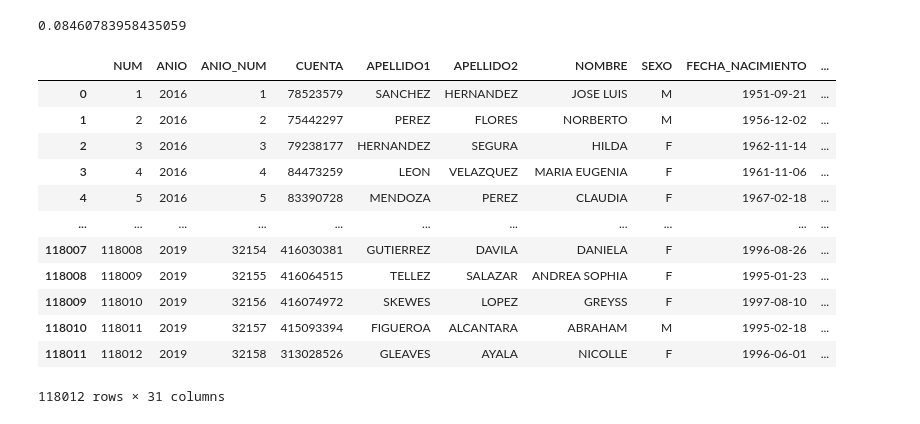
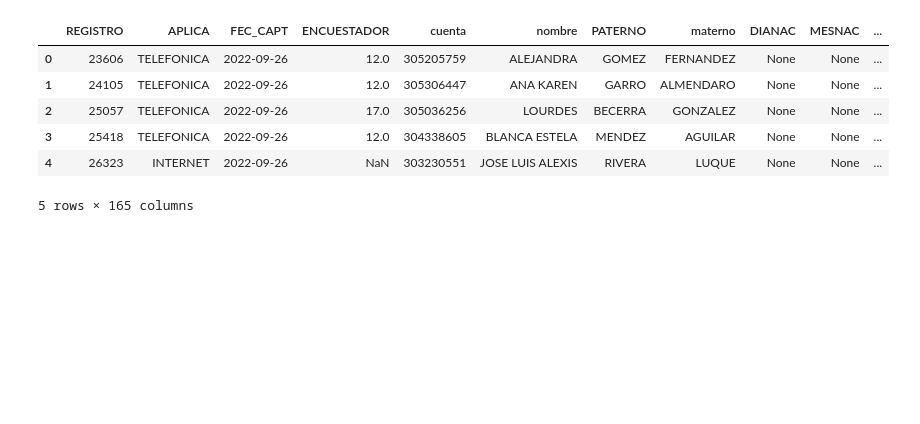
Before and after one commit to AjoloteCosmico/djangotest, a Jupyter notebook: polls/testConexion.ipynb, the cells around one changed output. Cells and saved outputs as stored; diff of their text form; code cells hidden in the pictures; blank space fills up the shorter version.

```diff
--- a/polls/testConexion.ipynb
+++ b/polls/testConexion.ipynb
@@ -116,22 +99,0 @@ dgae.to_parquet("C:/Users/hrangel/Documents/dgae.parquet", compression=None)
-# %%
-t = time.time()
-dgae2 = pd.read_parquet("modules/files/dgae.parquet", engine="fastparquet")
-print(time.time()-t)
-# %% [output]
-0.08460783958435059
-# %%
-dgae2
-# %% [output]
-|  | NUM | ANIO | ANIO_NUM | CUENTA | APELLIDO1 | APELLIDO2 | NOMBRE | SEXO | FECHA_NACIMIENTO | ... |
-| 0 | 1 | 2016 | 1 | 78523579 | SANCHEZ | HERNANDEZ | JOSE LUIS | M | 1951-09-21 | ... |
-| 1 | 2 | 2016 | 2 | 75442297 | PEREZ | FLORES | NORBERTO | M | 1956-12-02 | ... |
-| 2 | 3 | 2016 | 3 | 79238177 | HERNANDEZ | SEGURA | HILDA | F | 1962-11-14 | ... |
-| 3 | 4 | 2016 | 4 | 84473259 | LEON | VELAZQUEZ | MARIA EUGENIA | F | 1961-11-06 | ... |
-| 4 | 5 | 2016 | 5 | 83390728 | MENDOZA | PEREZ | CLAUDIA | F | 1967-02-18 | ... |
-| ... | ... | ... | ... | ... | ... | ... | ... | ... | ... | ... |
-| 118007 | 118008 | 2019 | 32154 | 416030381 | GUTIERREZ | DAVILA | DANIELA | F | 1996-08-26 | ... |
-| 118008 | 118009 | 2019 | 32155 | 416064515 | TELLEZ | SALAZAR | ANDREA SOPHIA | F | 1995-01-23 | ... |
-| 118009 | 118010 | 2019 | 32156 | 416074972 | SKEWES | LOPEZ | GREYSS | F | 1997-08-10 | ... |
-| 118010 | 118011 | 2019 | 32157 | 415093394 | FIGUEROA | ALCANTARA | ABRAHAM | M | 1995-02-18 | ... |
-| 118011 | 118012 | 2019 | 32158 | 313028526 | GLEAVES | AYALA | NICOLLE | F | 1996-06-01 | ... |
-118012 rows × 31 columns
@@ -137,0 +104,10 @@ dgae2
+# %%
+pd.read_sql("select * from respuesta1 where fec_capt > '2022-09-24'",conexion.cnx)
+# %% [output]
+|  | REGISTRO | APLICA | FEC_CAPT | ENCUESTADOR | cuenta | nombre | PATERNO | materno | DIANAC | MESNAC | ... |
+| 0 | 23606 | TELEFONICA | 2022-09-26 | 12.0 | 305205759 | ALEJANDRA | GOMEZ | FERNANDEZ | None | None | ... |
+| 1 | 24105 | TELEFONICA | 2022-09-26 | 12.0 | 305306447 | ANA KAREN | GARRO | ALMENDARO | None | None | ... |
+| 2 | 25057 | TELEFONICA | 2022-09-26 | 17.0 | 305036256 | LOURDES | BECERRA | GONZALEZ | None | None | ... |
+| 3 | 25418 | TELEFONICA | 2022-09-26 | 12.0 | 304338605 | BLANCA ESTELA | MENDEZ | AGUILAR | None | None | ... |
+| 4 | 26323 | INTERNET | 2022-09-26 | NaN | 303230551 | JOSE LUIS ALEXIS | RIVERA | LUQUE | None | None | ... |
+5 rows × 165 columns
```
Also changed, not shown: parts of 13 cells of this notebook, 19 other files.
